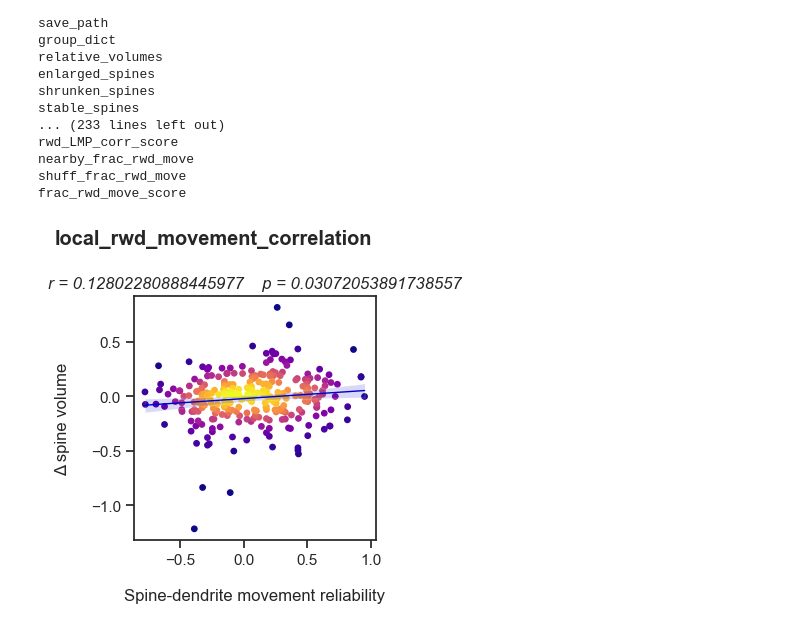
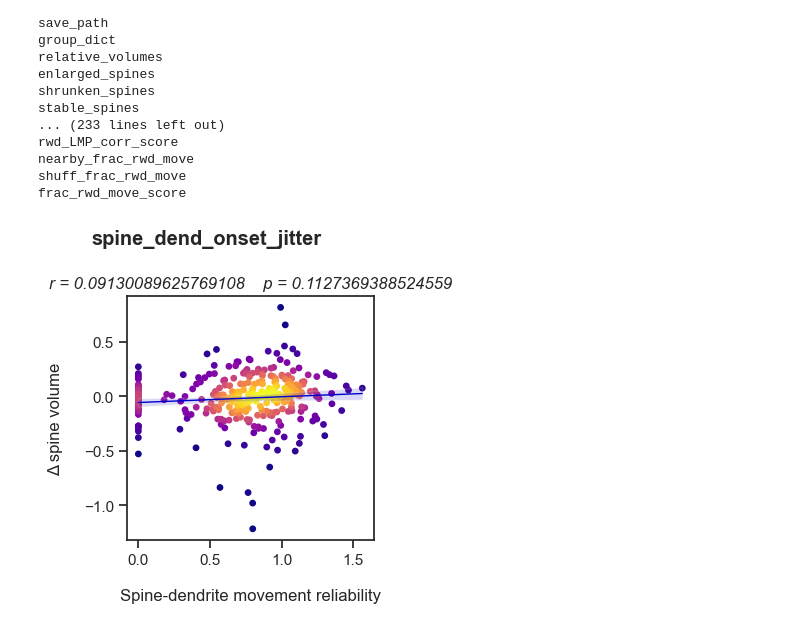
Before and after one commit to wjakewright/Lab_Analyses, a Jupyter notebook: Lab_Analyses/Spine_Analysis/Batch_Coactivity_Analysis.ipynb, the cells around one changed output. Cells and saved outputs as stored; diff of their text form; code cells hidden in the pictures.

```diff
--- a/Lab_Analyses/Spine_Analysis/Batch_Coactivity_Analysis.ipynb
+++ b/Lab_Analyses/Spine_Analysis/Batch_Coactivity_Analysis.ipynb
@@ -324,26 +194,26 @@ frac_rwd_move_score
 # %%
 # Correlation Plots
 plot_data.plot_volume_correlation(
-    variable_name="local_rwd_movement_correlation",
+    variable_name="spine_dend_onset_jitter",
     volume_type="relative_volume",
     CI=95,
     figsize=(3.7,4),
     xtitle="Spine-dendrite movement reliability",
     xlim=None,
     ylim=None,
     face_color="cmap",
     edge_color="white",
     edge_width=1,
     s_size=15,
     s_alpha=0.8,
     line_color="mediumblue",
     line_width=1,
     log_trans=True,
     save=False,
     save_path=figure_path
 )
 # %% [output]
-[figure, old version]
+[figure, new version]
 # %%
 # Group mean activity plots
 plot_data.plot_group_scatter_plot(
```
Also changed, not shown: parts of 9 cells of this notebook.
